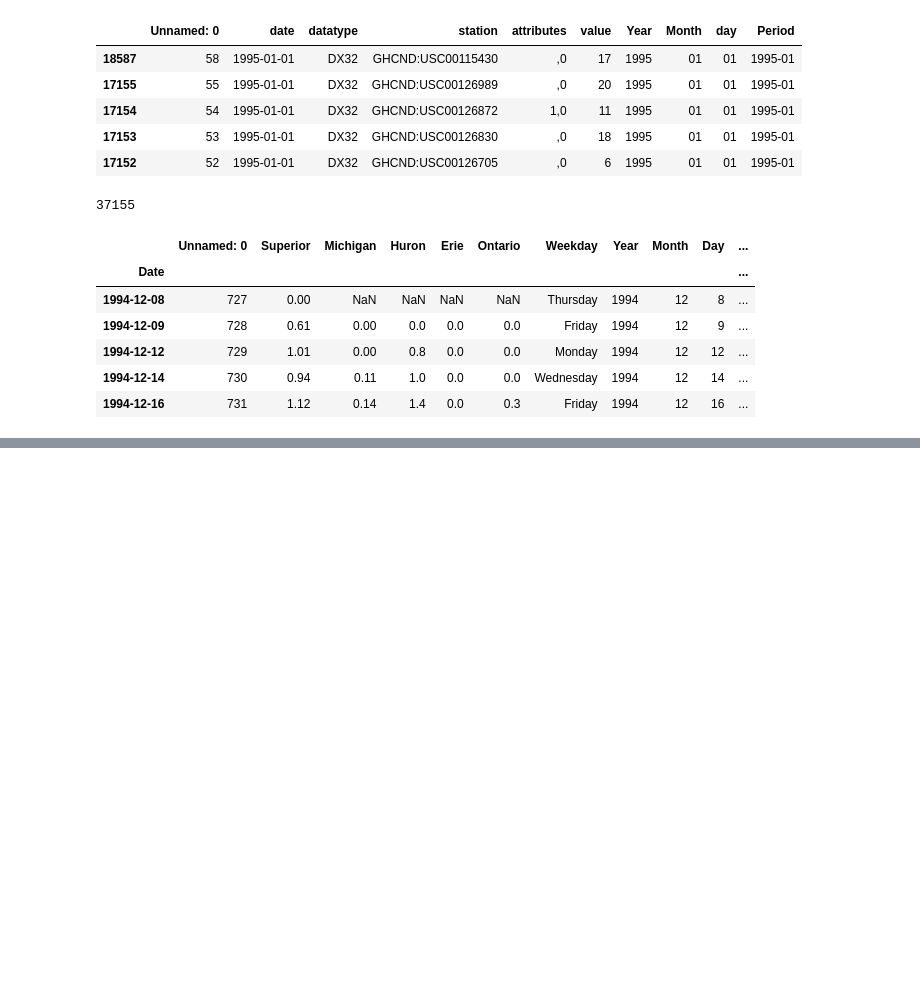
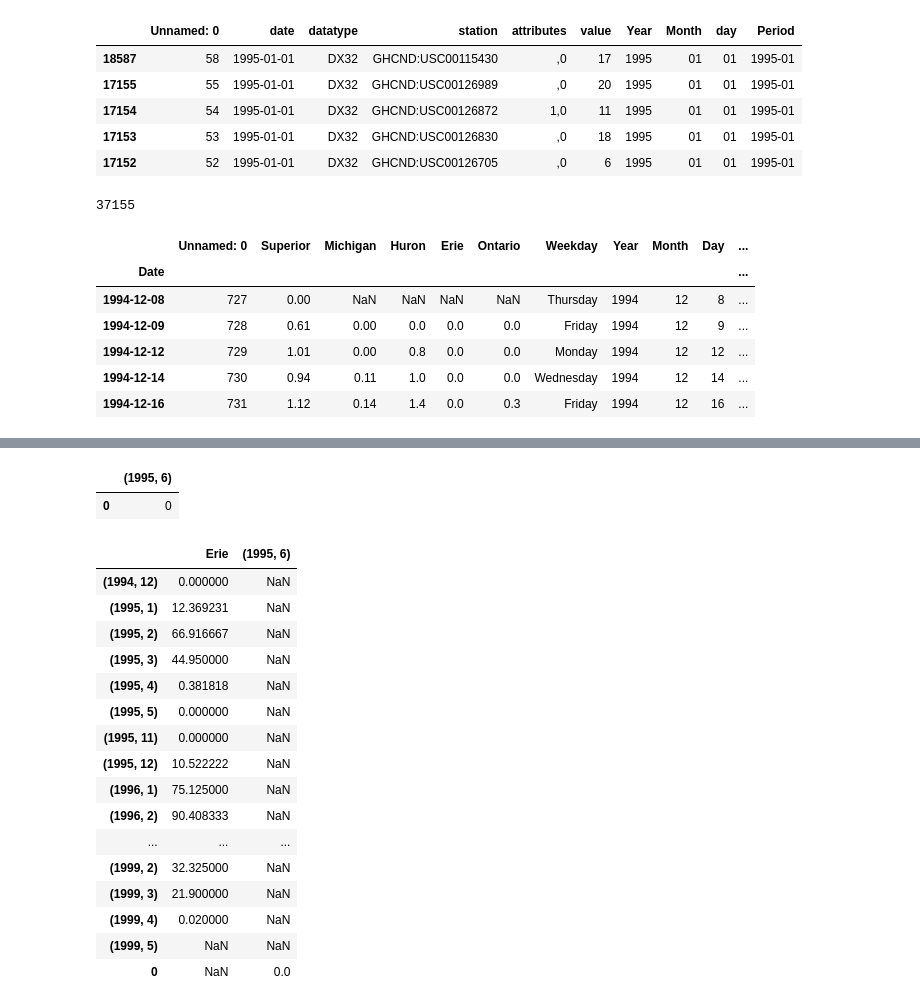
Before and after one commit to JansenKat/SMMBBGKJ-TTH-Prj1, a Jupyter notebook: notebooks/plot_api_var.ipynb, the cells around one changed output, grey strips where cells are left out. Cells and saved outputs as stored; diff of their text form; code cells hidden in the pictures; blank space fills up the shorter version.

```diff
--- a/notebooks/plot_api_var.ipynb
+++ b/notebooks/plot_api_var.ipynb
@@ -134,0 +112,4 @@ https://pandas.pydata.org/pandas-docs/stable/user_guide/indexing.html#deprecate-
+# %%
+dx32_my = datatype_agg('DX32',['Year','Month'])
+dt32_my = datatype_agg('DT32',['Year','Month'])
+ice_mean_my = ice_agg(['Year','Month'])
@@ -134,0 +164,2 @@ https://pandas.pydata.org/pandas-docs/stable/user_guide/indexing.html#deprecate-
+# %%
+df = ice_mean_my['Erie'].copy()
@@ -134,0 +171,27 @@ https://pandas.pydata.org/pandas-docs/stable/user_guide/indexing.html#deprecate-
+# %%
+pd.DataFrame([{(1995, 6): 0}])
+# %% [output]
+|  | (1995, 6) |
+| 0 | 0 |
+# %%
+df2 = df.append()
+# %%
+df2
+# %% [output]
+|  | Erie | (1995, 6) |
+| (1994, 12) | 0.000000 | NaN |
+| (1995, 1) | 12.369231 | NaN |
+| (1995, 2) | 66.916667 | NaN |
+| (1995, 3) | 44.950000 | NaN |
+| (1995, 4) | 0.381818 | NaN |
+| (1995, 5) | 0.000000 | NaN |
+| (1995, 11) | 0.000000 | NaN |
+| (1995, 12) | 10.522222 | NaN |
+| (1996, 1) | 75.125000 | NaN |
+| (1996, 2) | 90.408333 | NaN |
+| ... | ... | ... |
+| (1999, 2) | 32.325000 | NaN |
+| (1999, 3) | 21.900000 | NaN |
+| (1999, 4) | 0.020000 | NaN |
+| (1999, 5) | NaN | NaN |
+| 0 | NaN | 0.0 |
```
Also changed, not shown: parts of 15 cells of this notebook.
